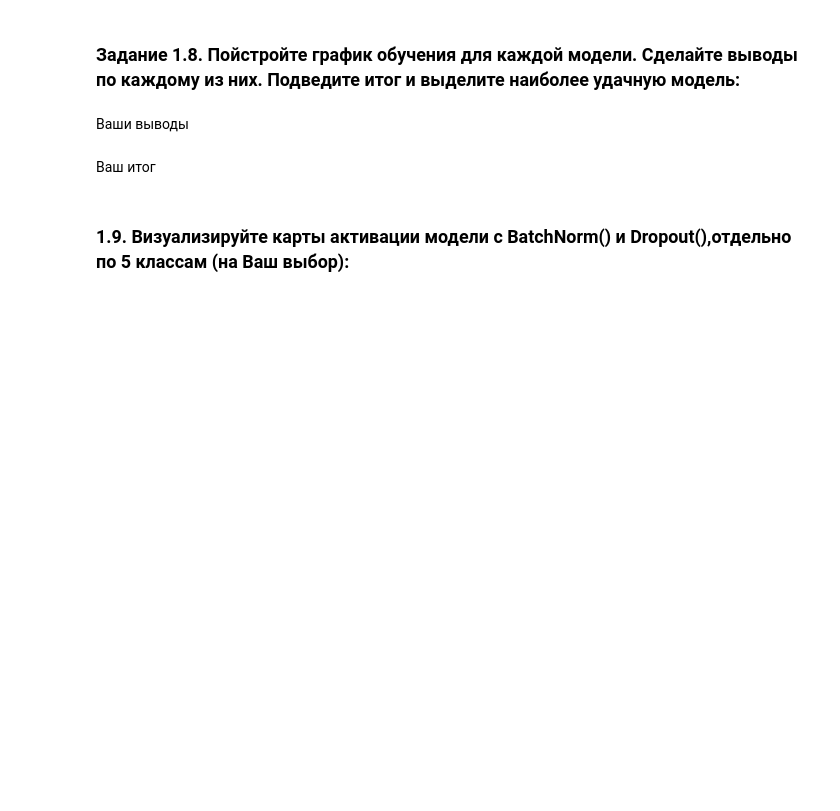
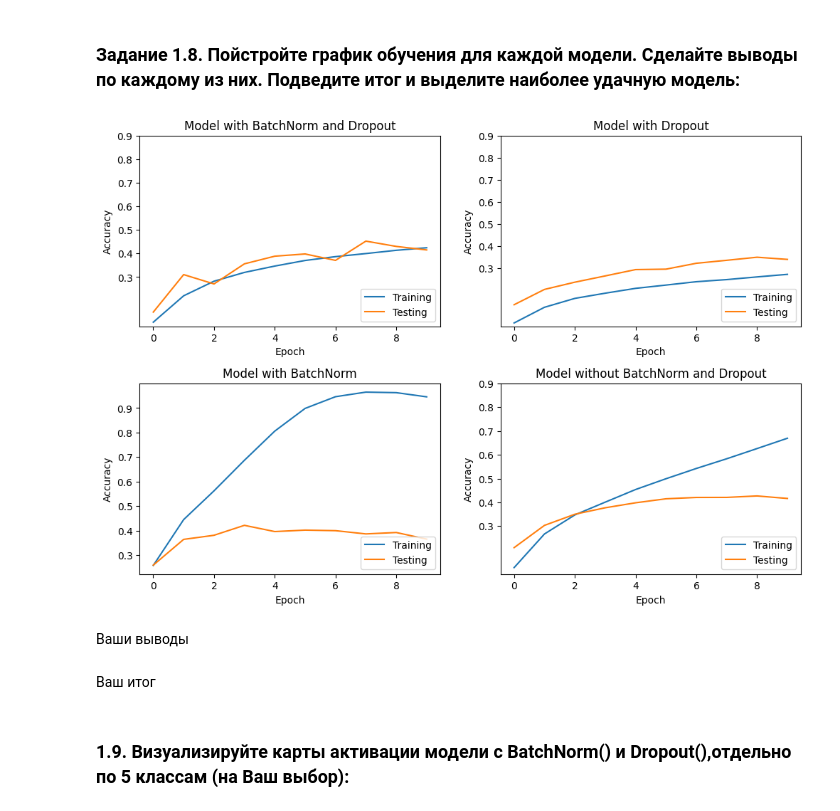
Before and after one commit to DinRazar/neural_networks, a Jupyter notebook: Работа_4.ipynb, the cells around one changed output. Cells and saved outputs as stored; diff of their text form; code cells hidden in the pictures; blank space fills up the shorter version.

```diff
--- a/Работа_4.ipynb
+++ b/Работа_4.ipynb
@@ -239,0 +278,10 @@ model_2_history = model_2.fit(x_train_n, y_train_n,
+# %%
+model_3.compile(optimizer='adam',
+             loss='categorical_crossentropy',
+             metrics=['accuracy'])
+
+model_3_history = model_3.fit(x_train_n, y_train_n,
+                              batch_size=BATCH,
+                              epochs=EPOCHS,
+                              verbose=1,
+                              validation_data=(x_test_n, y_test_n))
@@ -251,0 +360,10 @@ model_2_history = model_2.fit(x_train_n, y_train_n,
+# %%
+model_4.compile(optimizer='adam',
+             loss='categorical_crossentropy',
+             metrics=['accuracy'])
+
+model_4_history = model_4.fit(x_train_n, y_train_n,
+                              batch_size=BATCH,
+                              epochs=EPOCHS,
+                              verbose=1,
+                              validation_data=(x_test_n, y_test_n))
@@ -256,3 +393,47 @@ model_2_history = model_2.fit(x_train_n, y_train_n,
+# %%
+plt.figure(figsize=(12, 8))
+
+plt.subplot(2, 2, 1)
+plt.plot(model_4_history.history['accuracy'], label='Training')
+plt.plot(model_4_history.history['val_accuracy'], label='Testing')
+plt.title('Model with BatchNorm and Dropout')
+plt.ylabel('Accuracy')
+plt.xlabel('Epoch')
+plt.legend(loc='lower right')
+plt.yticks([0.3, 0.4, 0.5, 0.6, 0.7, 0.8, 0.9])
+
+plt.subplot(2, 2, 2)
+plt.plot(model_3_history.history['accuracy'], label='Training')
+plt.plot(model_3_history.history['val_accuracy'], label='Testing')
+plt.title('Model with Dropout')
+plt.ylabel('Accuracy')
+plt.xlabel('Epoch')
+plt.legend(loc='lower right')
+plt.yticks([0.3, 0.4, 0.5, 0.6, 0.7, 0.8, 0.9])
+
+plt.subplot(2, 2, 3)
+plt.plot(model_2_history.history['accuracy'], label='Training')
+plt.plot(model_2_history.history['val_accuracy'], label='Testing')
+plt.title('Model with BatchNorm')
+plt.ylabel('Accuracy')
+plt.xlabel('Epoch')
+plt.legend(loc='lower right')
+plt.yticks([0.3, 0.4, 0.5, 0.6, 0.7, 0.8, 0.9])
+
+plt.subplot(2, 2, 4)
+plt.plot(model_1_history.history['accuracy'], label='Training')
+plt.plot(model_1_history.history['val_accuracy'], label='Testing')
+plt.title('Model without BatchNorm and Dropout')
+plt.ylabel('Accuracy')
+plt.xlabel('Epoch')
+plt.legend(loc='lower right')
+plt.yticks([0.3, 0.4, 0.5, 0.6, 0.7, 0.8, 0.9])
+
+plt.subplots_adjust(hspace=0.3)
+
+plt.show()
+# %% [output]
+[figure, added]
 # %% [markdown]
 Ваши выводы
 # %% [markdown]
```
Also changed, not shown: parts of 18 cells of this notebook.
